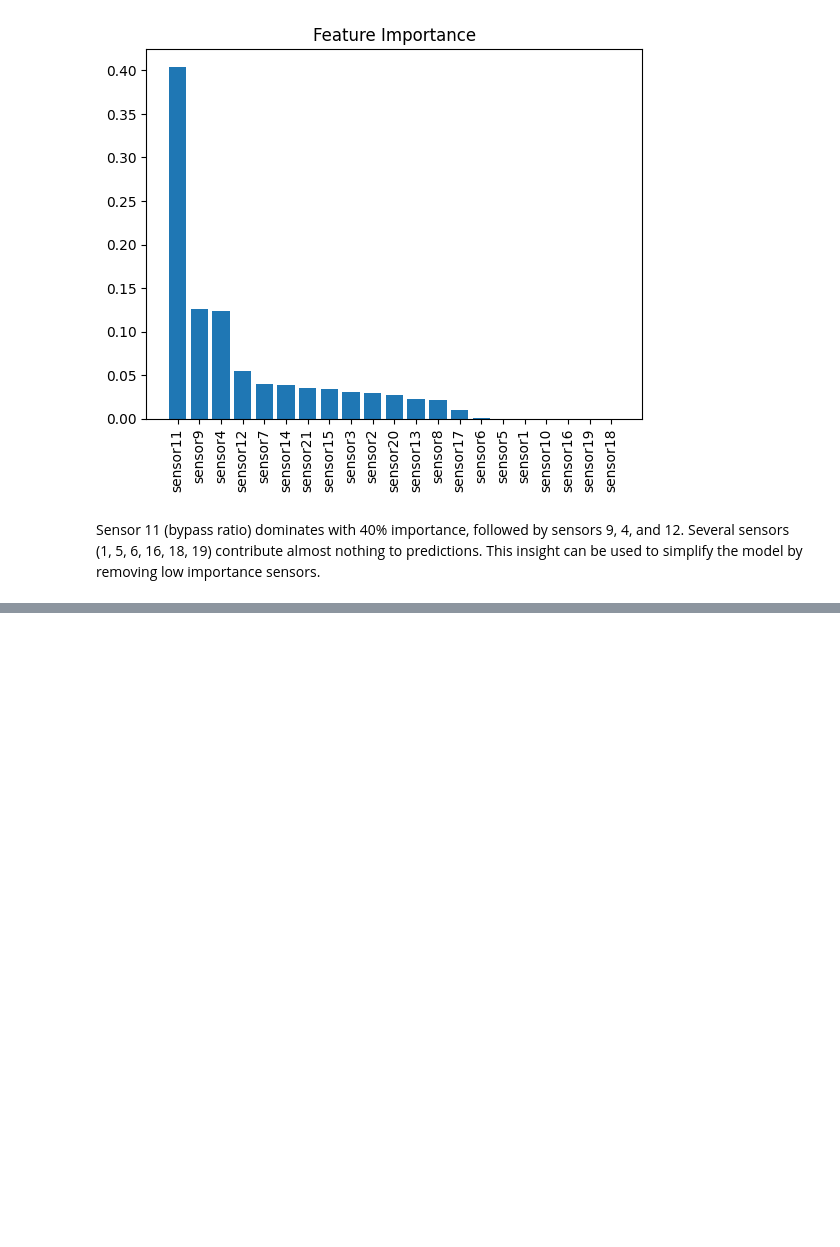
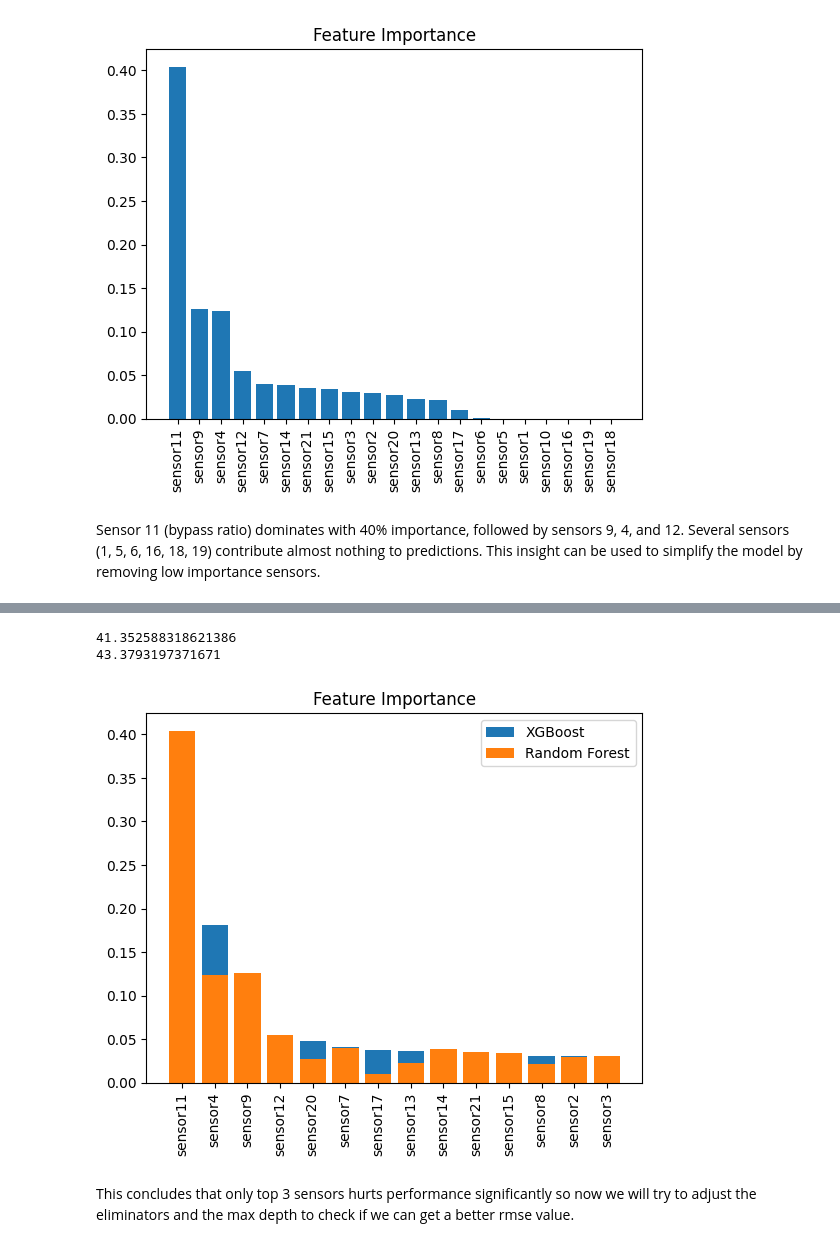
Before and after one commit to Grishamdarooka/Aerospace_nasa_cmapss, a Jupyter notebook: Model.ipynb, the cells around one changed output, grey strips where cells are left out. Cells and saved outputs as stored; diff of their text form; code cells hidden in the pictures; blank space fills up the shorter version.

```diff
--- a/Model.ipynb
+++ b/Model.ipynb
@@ -134,0 +162,6 @@ Sensor 11 (bypass ratio) dominates with 40% importance, followed by sensors 9, 4
+# %%
+x_top = df[[f'sensor{i}' for i in [11, 4, 9, 20, 7, 17, 14, 15, 21, 13, 8, 3, 2, 12]]]
+x_top.shape
+x_train_top, x_test_top, y_train_top, y_test_top = train_test_split(x_top, y, test_size=0.2, random_state= 42)
+# y.shape
+x_train_top.head()
@@ -134,0 +175,36 @@ Sensor 11 (bypass ratio) dominates with 40% importance, followed by sensors 9, 4
+# %%
+model_rf = RandomForestRegressor(n_estimators=100, random_state=42)
+model_rf.fit(x_train_top, y_train_top)
+y_pred_rf = model_rf.predict(x_test_top)
+rmse_rf = np.sqrt(mean_squared_error(y_test_top, y_pred_rf))
+print(rmse_rf)
+
+imp_new = model_rf.feature_importances_
+imp_series_new = pd.Series(imp_new, index= x_top.columns)
+imp_series_sort_new = imp_series_new.sort_values(ascending=False)
+
+
+
+model_xg = XGBRegressor(n_estimators=100, random_state=42)
+model_xg.fit(x_train_top, y_train_top)
+y_pred_xg = model_xg.predict(x_test_top)
+rmse_xg = np.sqrt(mean_squared_error(y_test_top, y_pred_xg))
+print(rmse_xg)
+
+imp_xg_new = model_xg.feature_importances_
+imp_series_xg_new = pd.Series(imp_xg_new, index= x_top.columns)
+imp_series_sort_xg_new = imp_series_xg_new.sort_values(ascending=False)
+
+
+plt.bar(imp_series_sort_xg_new.index, imp_series_sort_xg_new.values)
+plt.bar(imp_series_sort_new.index, imp_series_sort_new.values)
+plt.xticks(rotation=90)
+plt.title('Feature Importance')
+plt.legend(['XGBoost', 'Random Forest'])
+plt.show()
+# %% [output]
+41.352588318621386
+43.3793197371671
+[figure, added]
+# %% [markdown]
+This concludes that only top 3 sensors hurts performance significantly so now we will try to adjust the eliminators and the max depth to check if we can get a better rmse value.
```
Also changed, not shown: parts of 7 cells of this notebook.
